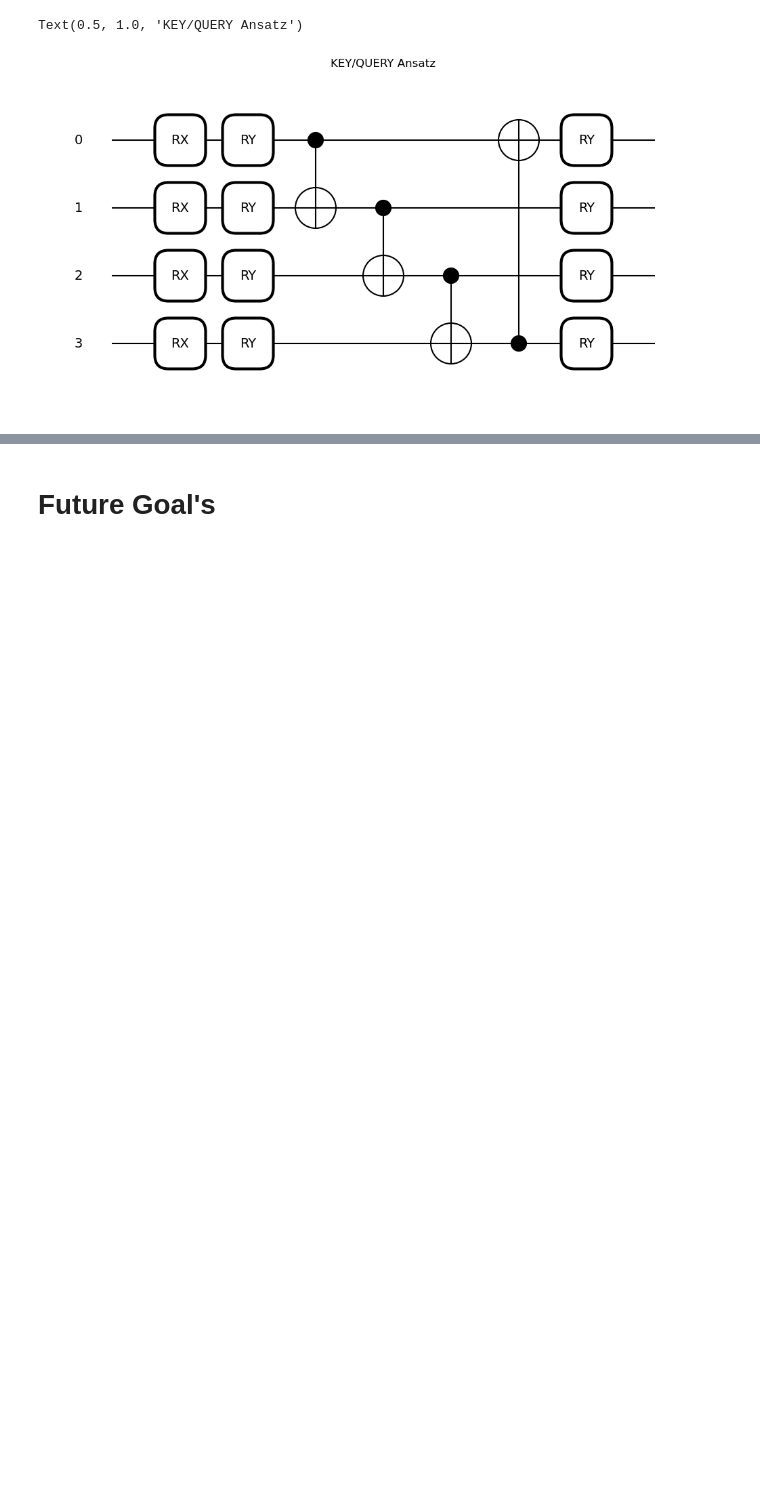
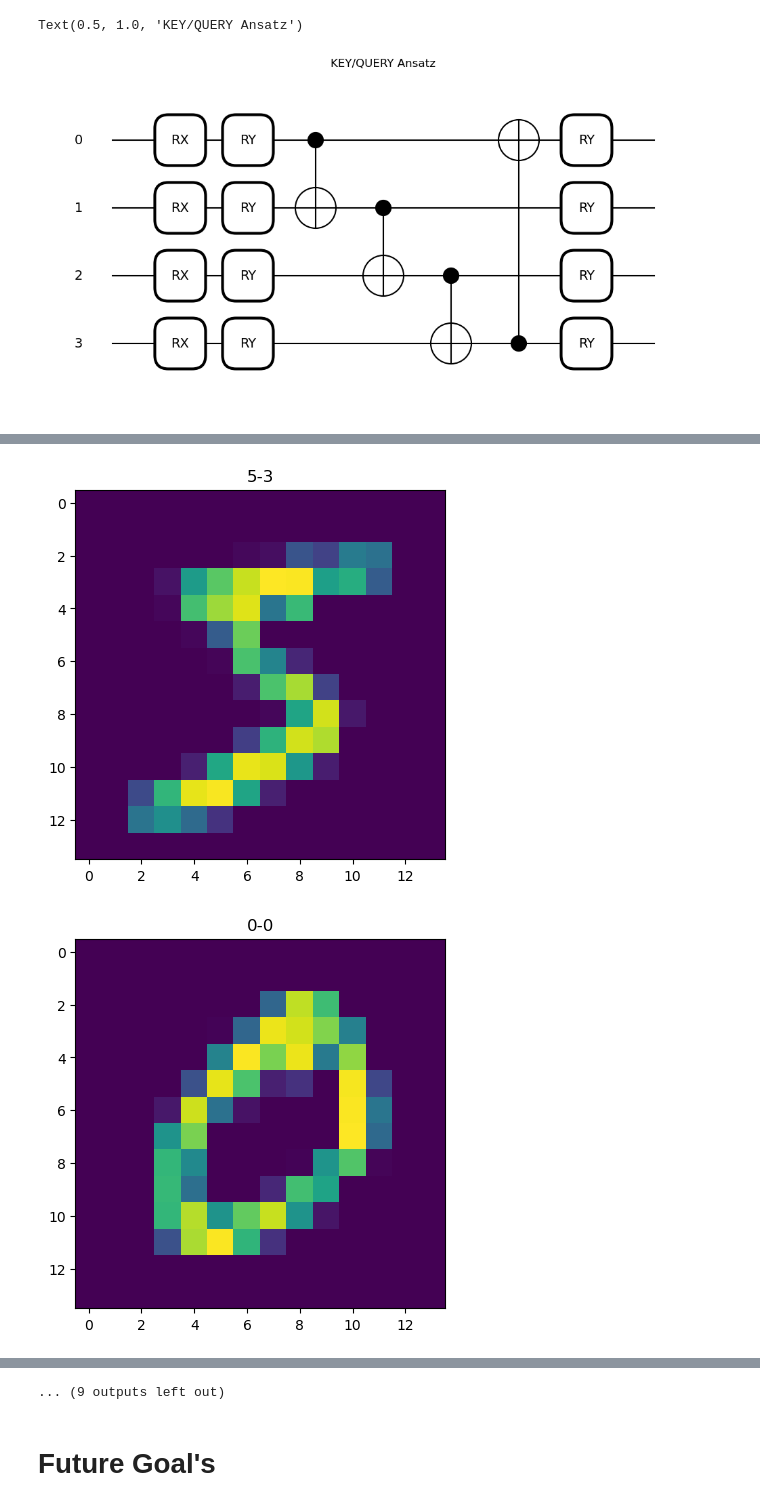
Before and after one commit to EyupBunlu/QViT_HEP_ML4Sci, a Jupyter notebook: Introduction.ipynb, the cells around one changed output, grey strips where cells are left out. Drawn from its saved outputs; the diff is of its cells as text; code cells hidden in the pictures; blank space fills up the shorter version.

```diff
--- a/Introduction.ipynb
+++ b/Introduction.ipynb
@@ -351,0 +395,9 @@ KeyboardInterrupt:
+# %%
+for i,sample in enumerate(data):
+    plt.figure()
+    plt.imshow(sample.cpu())
+    plt.title(f'{mnist_trainset.target[i]}-{model(data_patched[[i]].to(device)).cpu().argmax().item()}')
+    if i==20: break
+# %% [output]
+[figure, added]
+[figure, added]
@@ -352,3 +414,4 @@ KeyboardInterrupt:
+... (9 outputs left out)
 # %% [markdown]
 # Future Goal's
 # %% [markdown]
```
Also changed, not shown: parts of 13 cells of this notebook.
